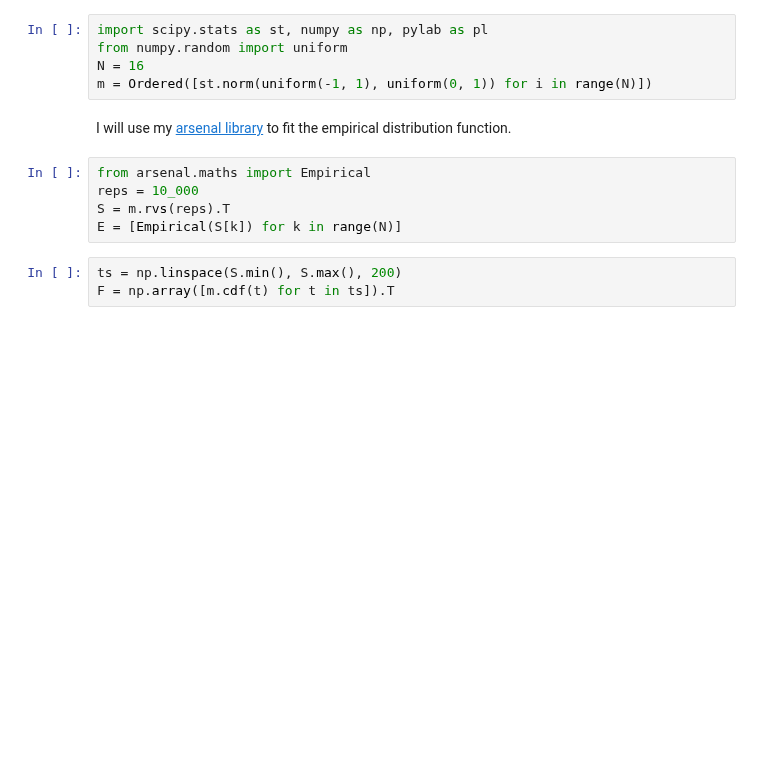
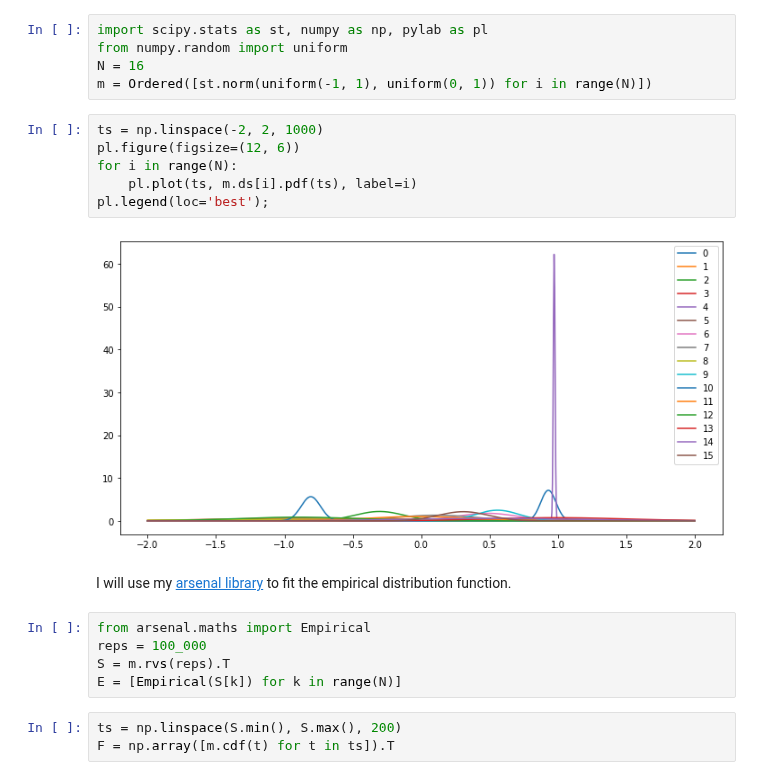
Before and after one commit to timvieira/blog, a Jupyter notebook: content/Order-Statistics.ipynb, the cells around one changed output. Drawn from its saved outputs; the diff is of its cells as text; blank space fills up the shorter version.

```diff
--- a/content/Order-Statistics.ipynb
+++ b/content/Order-Statistics.ipynb
@@ -118,11 +118,19 @@ import scipy.stats as st, numpy as np, pylab as pl
 from numpy.random import uniform
 N = 16
 m = Ordered([st.norm(uniform(-1, 1), uniform(0, 1)) for i in range(N)])
+# %%
+ts = np.linspace(-2, 2, 1000)
+pl.figure(figsize=(12, 6))
+for i in range(N):
+    pl.plot(ts, m.ds[i].pdf(ts), label=i)
+pl.legend(loc='best');
+# %% [output]
+[figure, added]
 # %% [markdown]
 I will use my [arsenal library](https://github.com/timvieira/arsenal/blob/5f70cf6b1465f3eea20acec58c58c3c055c611ab/arsenal/maths/rvs.py#L280) to fit the empirical distribution function.
 # %%
 from arsenal.maths import Empirical
-reps = 10_000
+reps = 100_000
 S = m.rvs(reps).T
 E = [Empirical(S[k]) for k in range(N)]
 # %%
```
Also changed, not shown: parts of 2 cells of this notebook.
